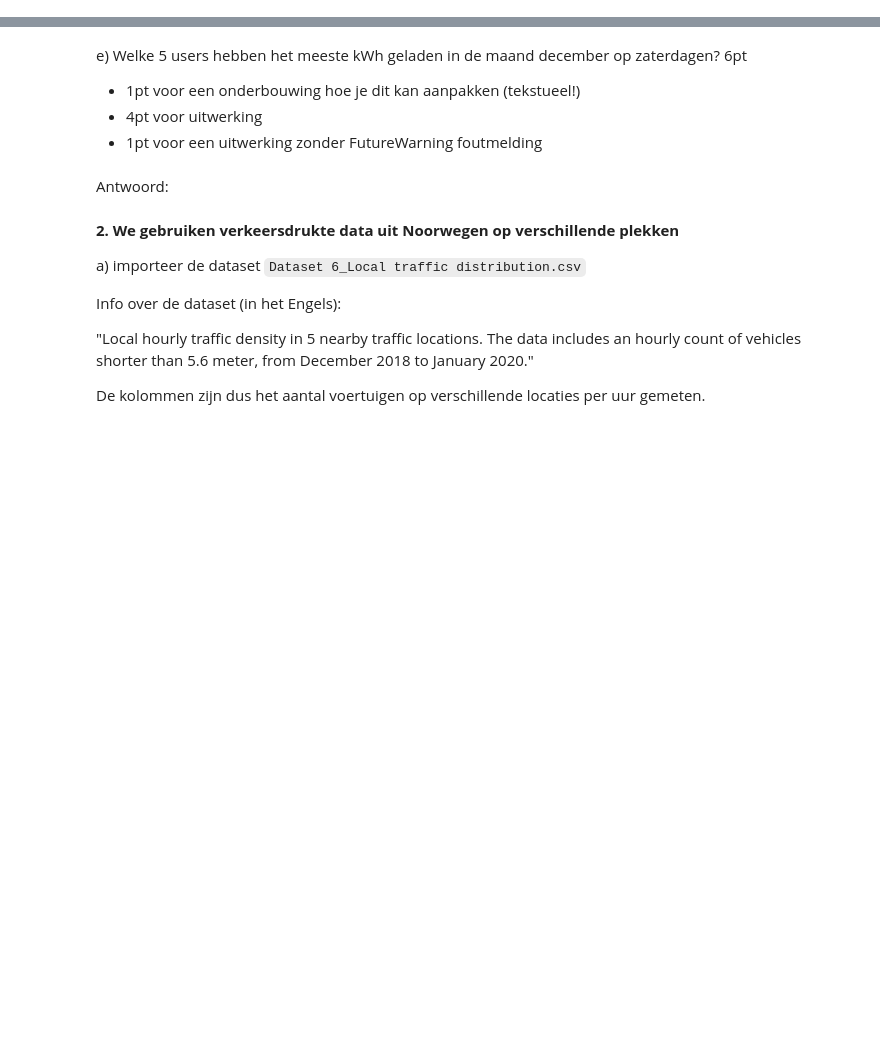
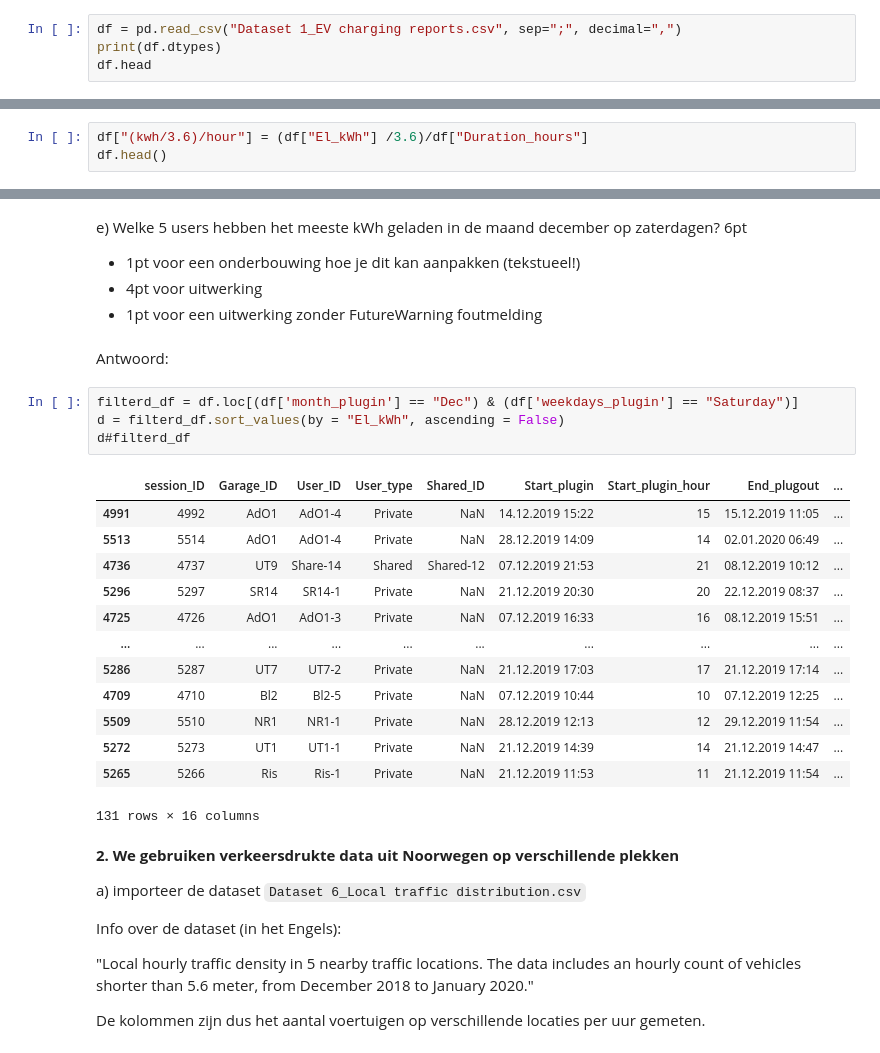
Before and after one commit to jeroentjjeee/minor, a Jupyter notebook: Tentamen-8Nov-vragen.ipynb, the cells around one changed output, grey strips where cells are left out. Drawn from its saved outputs; the diff is of its cells as text; blank space fills up the shorter version.

```diff
--- a/Tentamen-8Nov-vragen.ipynb
+++ b/Tentamen-8Nov-vragen.ipynb
@@ -33,3 +33,7 @@ Extra info (in het Engels) over (aantal) kolommen:
 * User_ID: ID for user (N=97)
 * Duration_hours: connected time in hours (time between plug-in and plug-out)
 * El_kwh: Charged energy (kWh)
+# %%
+df = pd.read_csv("Dataset 1_EV charging reports.csv", sep=";", decimal=",")
+print(df.dtypes)
+df.head
@@ -47,3 +90,6 @@ c) Wat is de top-5 aan users die het hoogste gemiddelde vermogen hebben (vermoge
 d) Wat is de daadwerkelijke laadtijd gedeeld door de aangesloten tijd (connected) van de auto bij sessie 11? 2pt
 
 We kunnen er hierbij vanuitgaan dat de laadsnelheid 3.6 kW per uur is.
+# %%
+df["(kwh/3.6)/hour"] = (df["El_kWh"] /3.6)/df["Duration_hours"]
+df.head()
@@ -55,6 +108,24 @@ e) Welke 5 users hebben het meeste kWh geladen in de maand december op zaterdage
 * 1pt voor een uitwerking zonder FutureWarning foutmelding
 # %% [markdown]
 Antwoord:
+# %%
+filterd_df = df.loc[(df['month_plugin'] == "Dec") & (df['weekdays_plugin'] == "Saturday")]
+d = filterd_df.sort_values(by = "El_kWh", ascending = False)
+d#filterd_df
+# %% [output]
+|  | session_ID | Garage_ID | User_ID | User_type | Shared_ID | Start_plugin | Start_plugin_hour | End_plugout | ... |
+| 4991 | 4992 | AdO1 | AdO1-4 | Private | NaN | 14.12.2019 15:22 | 15 | 15.12.2019 11:05 | ... |
+| 5513 | 5514 | AdO1 | AdO1-4 | Private | NaN | 28.12.2019 14:09 | 14 | 02.01.2020 06:49 | ... |
+| 4736 | 4737 | UT9 | Share-14 | Shared | Shared-12 | 07.12.2019 21:53 | 21 | 08.12.2019 10:12 | ... |
+| 5296 | 5297 | SR14 | SR14-1 | Private | NaN | 21.12.2019 20:30 | 20 | 22.12.2019 08:37 | ... |
+| 4725 | 4726 | AdO1 | AdO1-3 | Private | NaN | 07.12.2019 16:33 | 16 | 08.12.2019 15:51 | ... |
+| ... | ... | ... | ... | ... | ... | ... | ... | ... | ... |
+| 5286 | 5287 | UT7 | UT7-2 | Private | NaN | 21.12.2019 17:03 | 17 | 21.12.2019 17:14 | ... |
+| 4709 | 4710 | Bl2 | Bl2-5 | Private | NaN | 07.12.2019 10:44 | 10 | 07.12.2019 12:25 | ... |
+| 5509 | 5510 | NR1 | NR1-1 | Private | NaN | 28.12.2019 12:13 | 12 | 29.12.2019 11:54 | ... |
+| 5272 | 5273 | UT1 | UT1-1 | Private | NaN | 21.12.2019 14:39 | 14 | 21.12.2019 14:47 | ... |
+| 5265 | 5266 | Ris | Ris-1 | Private | NaN | 21.12.2019 11:53 | 11 | 21.12.2019 11:54 | ... |
+131 rows × 16 columns
 # %% [markdown]
 **2. We gebruiken verkeersdrukte data uit Noorwegen op verschillende plekken**
 
```
Also changed, not shown: parts of 11 cells of this notebook, 5 other files.
